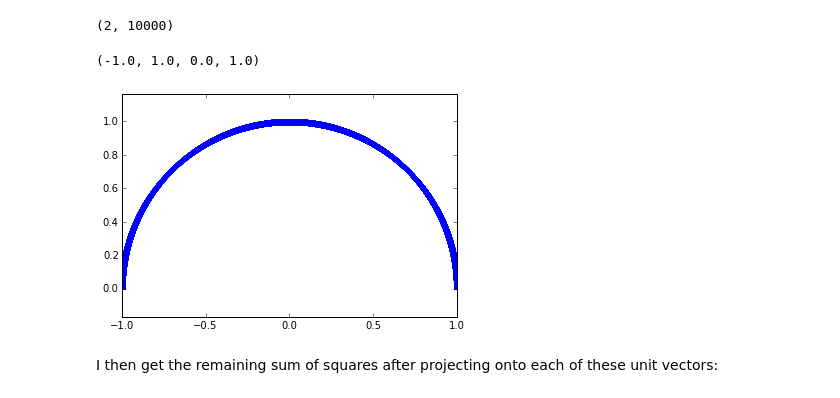
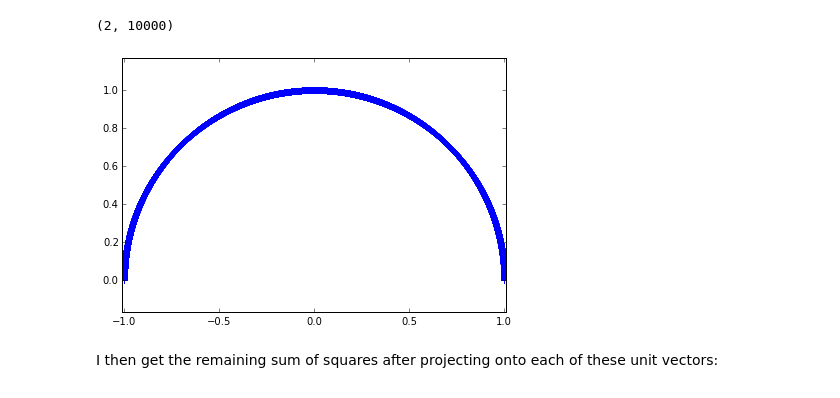
Before and after one commit to practical-neuroimaging/pna2015, a Jupyter notebook: day7/pca_introduction.ipynb, the cells around one changed output. Drawn from its saved outputs; the diff is of its cells as text; code cells hidden in the pictures.

```diff
--- a/day7/pca_introduction.ipynb
+++ b/day7/pca_introduction.ipynb
@@ -243,9 +241,9 @@ u_vectors.shape
 # %%
 plt.plot(u_vectors[0], u_vectors[1], '+')
 plt.axis('equal')
+plt.tight_layout()
 # %% [output]
-(-1.0, 1.0, 0.0, 1.0)
-[figure, old version]
+[figure, new version]
 # %% [markdown]
 I then get the remaining sum of squares after projecting onto each of these unit vectors:
 # %%
```
Also changed, not shown: parts of 22 cells of this notebook.
